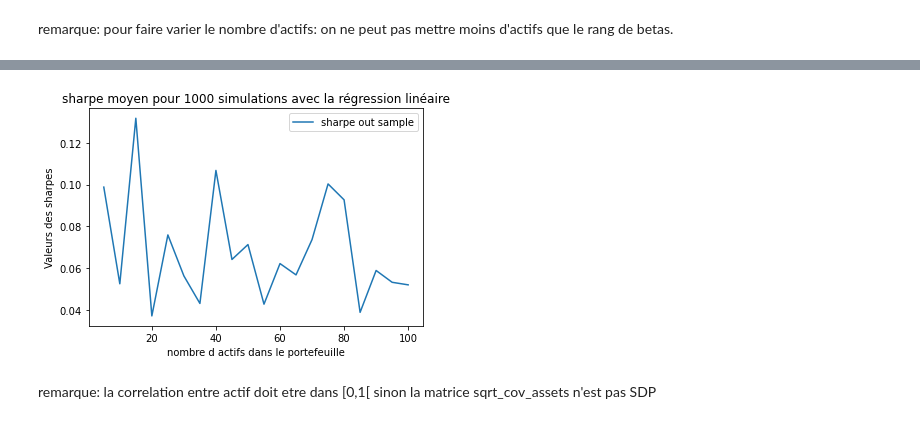
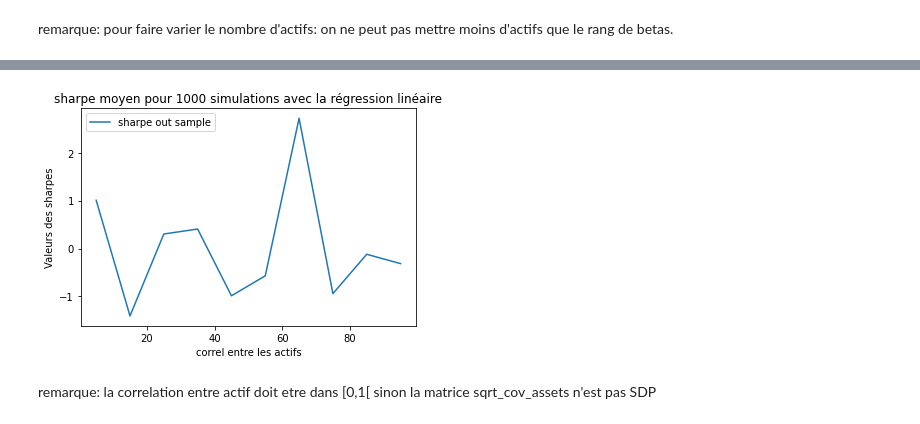
Before and after one commit to PyTomSss/StatApp_M1_ENSAE, a Jupyter notebook: Brouillon_Jean-Lou/modele avec signaux fonctions.ipynb, the cells around one changed output, grey strips where cells are left out. Drawn from its saved outputs; the diff is of its cells as text; code cells hidden in the pictures.

```diff
--- a/Brouillon_Jean-Lou/modele avec signaux fonctions.ipynb
+++ b/Brouillon_Jean-Lou/modele avec signaux fonctions.ipynb
@@ -412,11 +320,10 @@ Le temps d'exécution est de 2894.56 secondes.
 remarque: pour faire varier le nombre d'actifs: on ne peut pas mettre moins d'actifs que le rang de betas.
 # %%
 x,y,z=pour_faire_jolis_graphiques(modele=LinearRegression(fit_intercept=False),
-                 nom_graphe='RegLin - sharpe en fonction de nb actifs - 1000 simus',
-                 parametre_en_abscisse='nombre_actifs',
-                 min_abscisse=5,
-                 max_abscisse=105,
-                 pas=5,
+                 parametre_en_abscisse='correl_actifs',
+                 min_abscisse=0.1,
+                 max_abscisse=1,
+                 pas=0.1,
                  nb_simus=1000,
                  nb_signals=100,
                  nb_dates_in_sample=1300,
@@ -451,26 +375,26 @@ Le temps d'exécution est de 1694.24 secondes.
 # %%
 plt.plot(x, y, label='sharpe out sample')
 #plt.plot(x, z, label='sharpe théorique optimal')
 #plt.plot(x, z-y, label='écart entre sharpe OS et théorique')
 
     # Ajouter des labels et un titre
-plt.xlabel('nombre d actifs dans le portefeuille')
+plt.xlabel('correl entre les actifs')
 plt.ylabel('Valeurs des sharpes')
 plt.title(f'sharpe moyen pour {1000} simulations avec la régression linéaire')
 
     # Ajouter une légende
 plt.legend()
 
 
-chemin_sauvegarde ="C:\\Users\\jean-\Desktop\\Cours ENSAE\\statapp\\graphiques statapp sharpes modele signal\\regression linéaire contre nb actifs, 1000 simus, focus sharpe out sample.png"
+chemin_sauvegarde ="C:\\Users\\jean-\Desktop\\Cours ENSAE\\statapp\\test.png"
 
 
 plt.savefig(chemin_sauvegarde, dpi=300)
 
     # Afficher le tracé
 plt.show()
 # %% [output]
-[figure, old version]
+[figure, new version]
 # %% [markdown]
 remarque: la correlation entre actif doit etre dans [0,1[ sinon la matrice sqrt_cov_assets n'est pas SDP
 # %%
```
Also changed, not shown: parts of 30 cells of this notebook.
